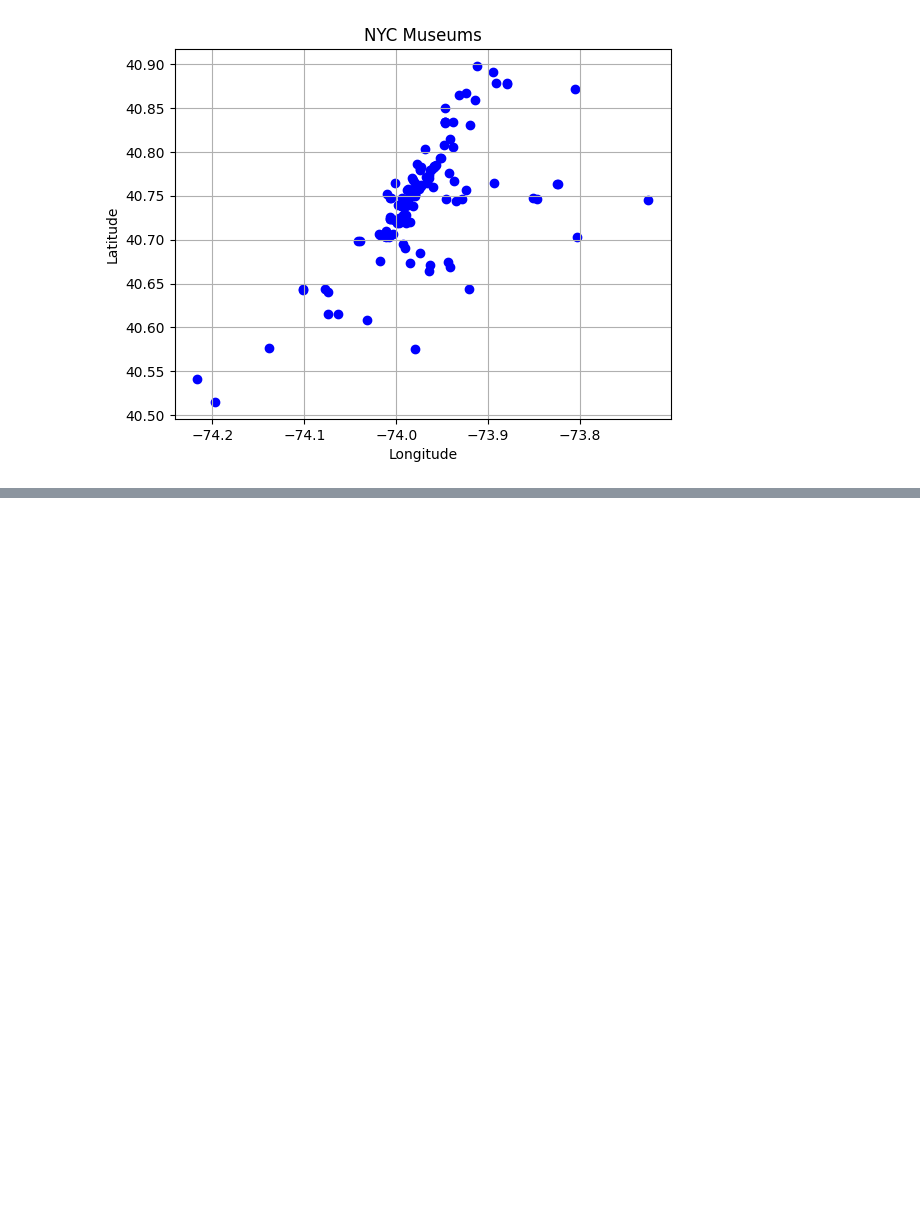
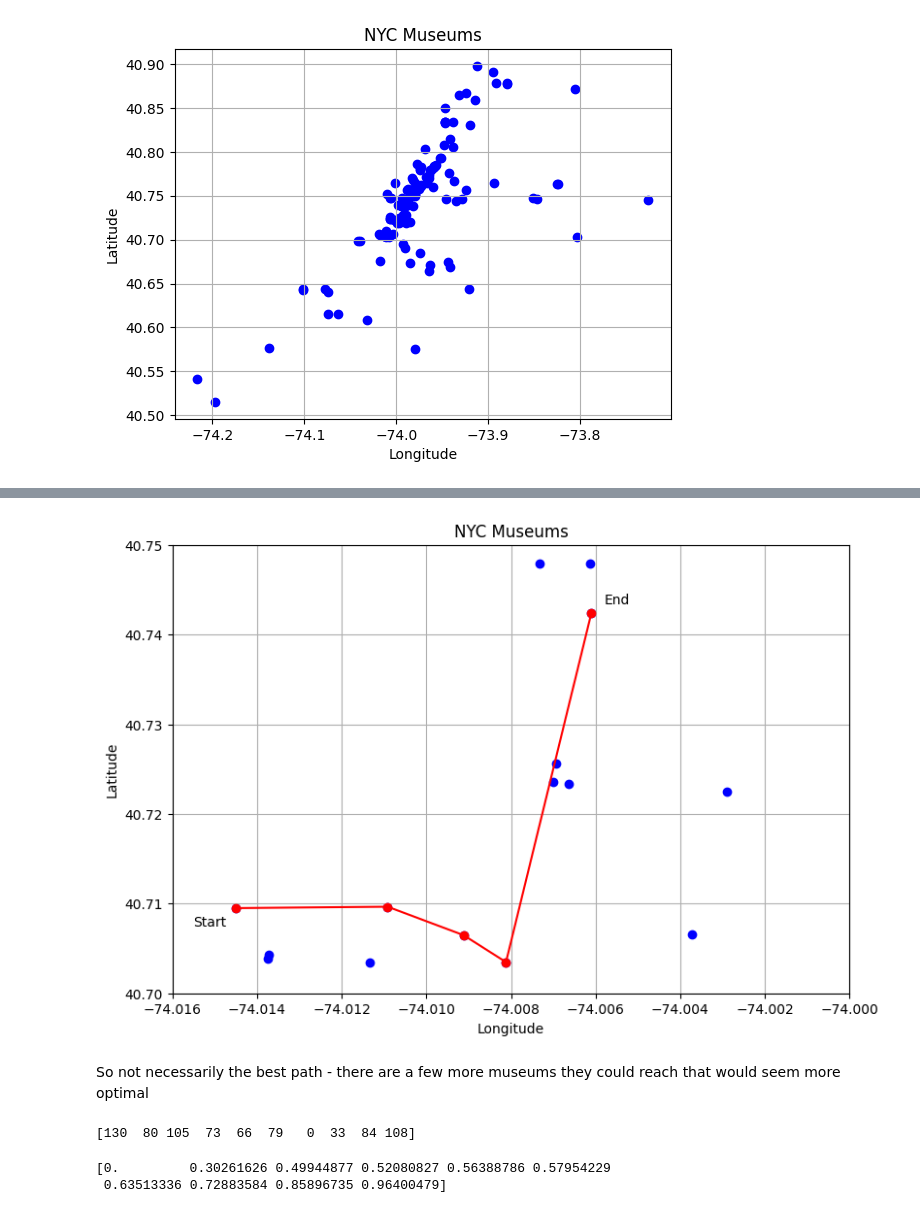
Before and after one commit to ath3naw/Itinerary-Optimizer, a Jupyter notebook: analysis.ipynb, the cells around one changed output, grey strips where cells are left out. Cells and saved outputs as stored; diff of their text form; code cells hidden in the pictures; blank space fills up the shorter version.

```diff
--- a/analysis.ipynb
+++ b/analysis.ipynb
@@ -72,6 +74,7 @@ df.describe()
 df = df.rename(columns={
     "NAME": "name",
     "ADDRESS2": "address",
+    "FREE": "free",
 })
 # %%
 coords = (
@@ -110,0 +251,27 @@ start_lon = input("Enter your starting address longitude: ")
+# %%
+fig, ax = plt.subplots(figsize = (9,6))
+plt.scatter(df["lon"], df["lat"], c='blue', marker='o')
+plt.xlim(-74.016, -74.0)
+plt.ylim(40.7, 40.75)
+plt.plot(df["lon"].iloc[ny_itinerary], df["lat"].iloc[ny_itinerary], c='red', marker='o')
+plt.xlabel('Longitude')
+plt.ylabel('Latitude')
+plt.title('NYC Museums')
+ax.annotate('Start', xy=(df["lon"].iloc[start_idx]-0.0001, df["lat"].iloc[start_idx]), xytext=(df["lon"].iloc[start_idx]-0.001, df["lat"].iloc[start_idx]-0.002))
+ax.annotate('End', xy=(df["lon"].iloc[end_idx]+0.0001, df["lat"].iloc[end_idx]), xytext=(df["lon"].iloc[end_idx]+0.0003, df["lat"].iloc[end_idx]+0.001))
+plt.grid()
+plt.show()
+# %% [output]
+[figure, added]
+# %% [markdown]
+So not necessarily the best path - there are a few more museums they could reach that would seem more optimal
+# %%
+print(ind[start_idx])
+closest = ind[start_idx]
+# %% [output]
+[130  80 105  73  66  79   0  33  84 108]
+# %%
+print(dist[start_idx])
+# %% [output]
+[0.         0.30261626 0.49944877 0.52080827 0.56388786 0.57954229
+ 0.63513336 0.72883584 0.85896735 0.96400479]
```
Also changed, not shown: parts of 28 cells of this notebook, 1 other file.
